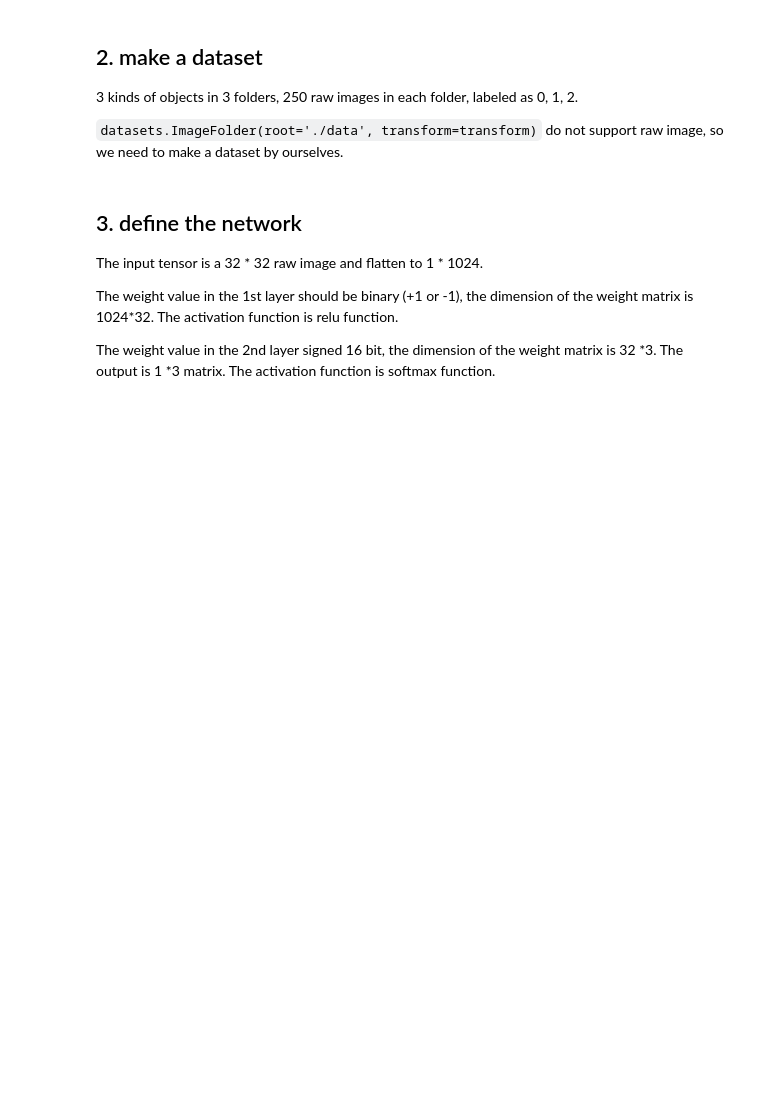
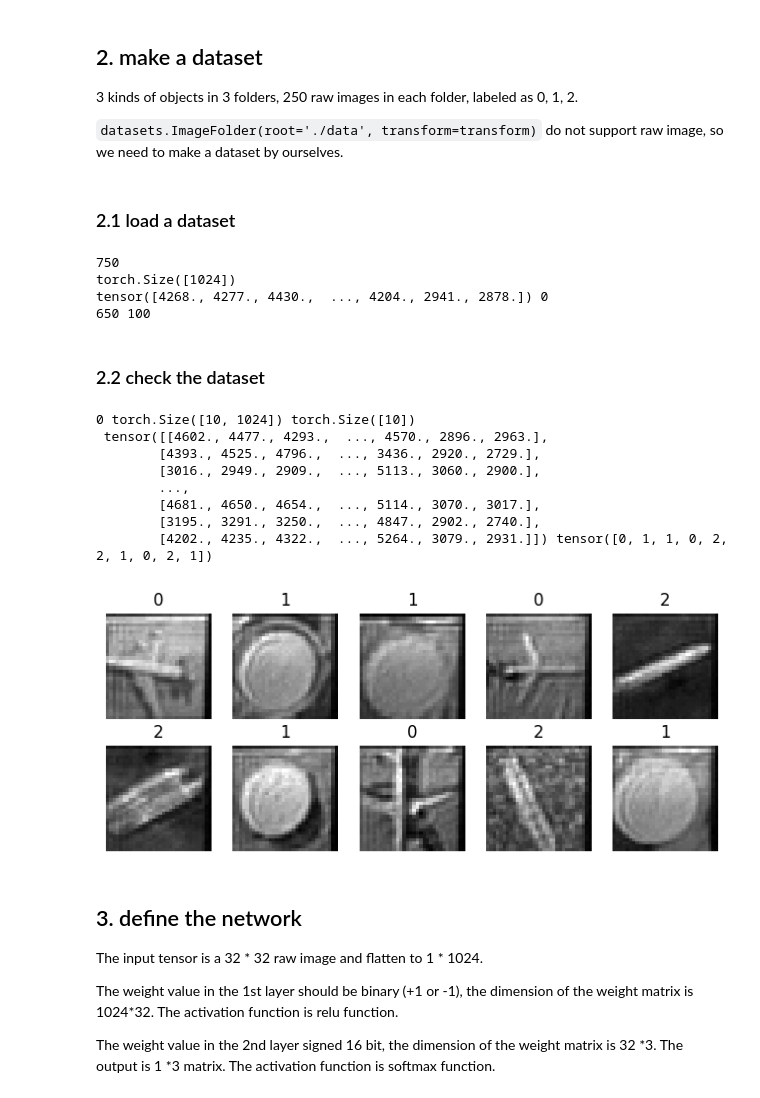
Before and after one commit to zznature/Deep-Learning-Exploration, a Jupyter notebook: Training/training_electric_network.ipynb, the cells around one changed output. Saved outputs shown, nothing was run; the diff lists cells and outputs as text; code cells hidden in the pictures; blank space fills up the shorter version.

```diff
--- a/Training/training_electric_network.ipynb
+++ b/Training/training_electric_network.ipynb
@@ -26,8 +27,8 @@ def rawimage2tensor(raw_data, width=32, height=32):
     # convert the PIL image to a numpy array
     image = np.array(img)
 
-    # convert uint16 to int16
-    image = image.astype(np.int16)
+    # convert uint16 to float32
+    image = image.astype(np.float32)
 
     # flatten image to 1D array
     image = image.flatten()
@@ -107,6 +81,57 @@ tensor([4268, 4277, 4430,  ..., 4204, 2941, 2878], dtype=torch.int16) 0
 3 kinds of objects in 3 folders, 250 raw images in each folder, labeled as 0, 1, 2.
 
 `datasets.ImageFolder(root='./data', transform=transform)` do not support raw image, so we need to make a dataset by ourselves.
+# %% [markdown]
+### 2.1 load a dataset
+# %%
+print(len(dataset))
+print(dataset[0][0].shape)
+# check a random sample in dataset
+sample = dataset[0]
+print(sample[0], sample[1])
+# plt.imshow(sample[0], cmap='gray')
+
+# make random order of dataset samples
+np.random.shuffle(dataset)
+
+# split the dataset into training set and test set
+train_dataset = dataset[:int(0.867*len(dataset))]
+test_dataset = dataset[int(0.867*len(dataset)):]
+print(len(train_dataset), len(test_dataset))
+
+batch_size = 10
+train_dataloader = DataLoader(train_dataset, batch_size=batch_size)
+test_dataloader = DataLoader(test_dataset, batch_size=batch_size)
+# %% [output]
+750
+torch.Size([1024])
+tensor([4268., 4277., 4430.,  ..., 4204., 2941., 2878.]) 0
+650 100
+# %% [markdown]
+### 2.2 check the dataset
+# %%
+for batch, (X, y) in enumerate(train_dataloader):
+    print(batch, X.shape, y.shape, '\n',
+            X, y)
+    break
+
+# plot the 5 images in the first batch
+plt.figure(figsize=(8, 3.2))
+for i in range(batch_size):
+    plt.subplot(2, 5, i+1)
+    plt.imshow(X[i].reshape(32, 32), cmap='gray')
+    plt.title(y[i].item())
+    plt.axis('off')
+# %% [output]
+0 torch.Size([10, 1024]) torch.Size([10])
+ tensor([[4602., 4477., 4293.,  ..., 4570., 2896., 2963.],
+        [4393., 4525., 4796.,  ..., 3436., 2920., 2729.],
+        [3016., 2949., 2909.,  ..., 5113., 3060., 2900.],
+        ...,
+        [4681., 4650., 4654.,  ..., 5114., 3070., 3017.],
+        [3195., 3291., 3250.,  ..., 4847., 2902., 2740.],
+        [4202., 4235., 4322.,  ..., 5264., 3079., 2931.]]) tensor([0, 1, 1, 0, 2, 2, 1, 0, 2, 1])
+[figure, added]
 # %% [markdown]
 ## 3. define the network
 
```
Also changed, not shown: parts of 8 cells of this notebook, 2 other files.
